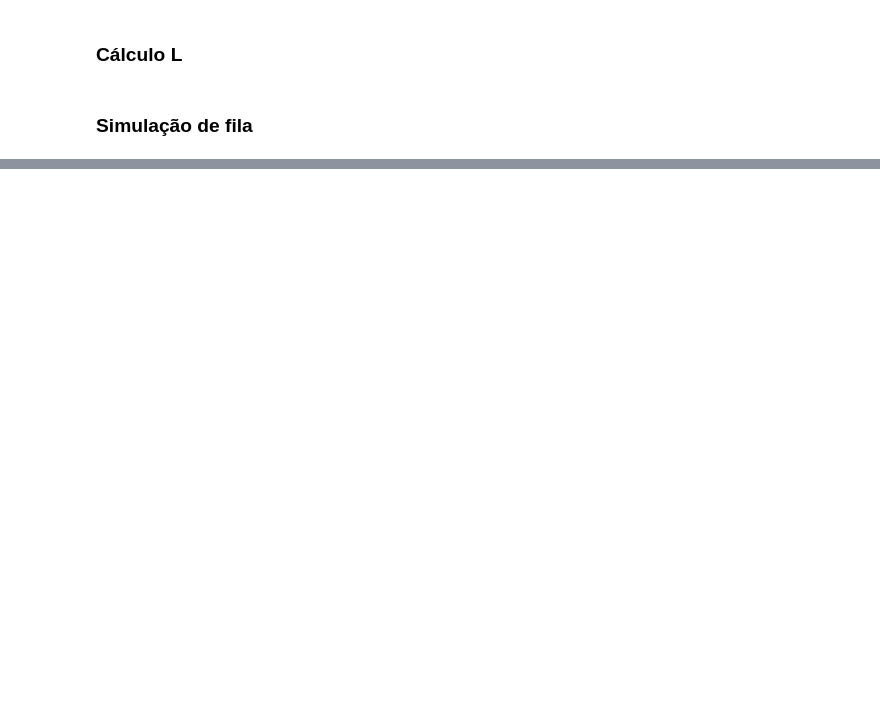
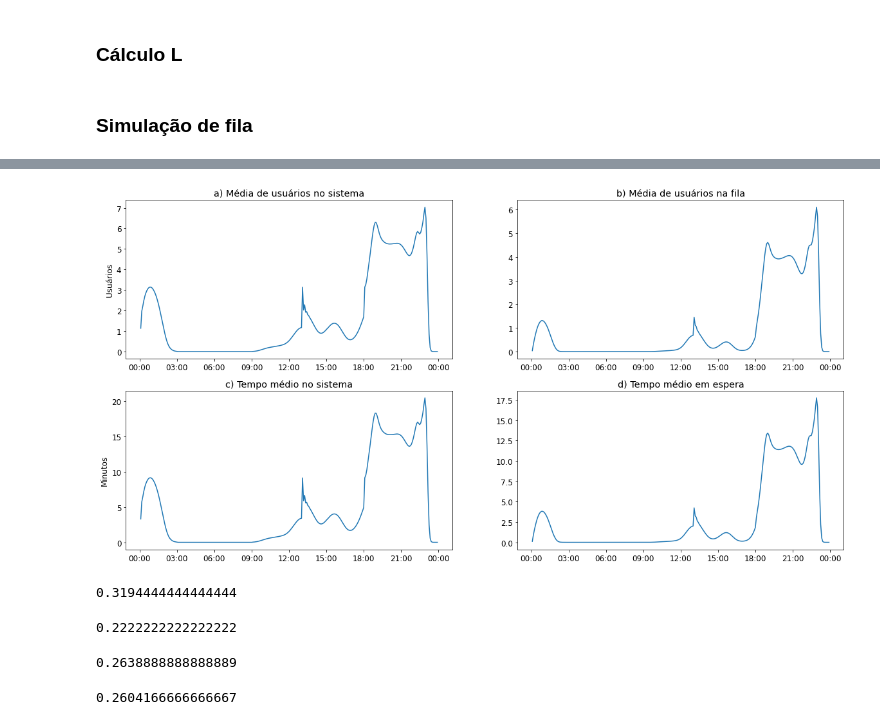
Before and after one commit to fdanielsouza/Teoria_das_Filas_Aplicado_a_Delivery_Online, a Jupyter notebook: Funções.ipynb, the cells around one changed output, grey strips where cells are left out. Drawn from its saved outputs; the diff is of its cells as text; code cells hidden in the pictures; blank space fills up the shorter version.

```diff
--- a/Funções.ipynb
+++ b/Funções.ipynb
@@ -600,0 +653,53 @@ for px in pn:
+# %%
+L = 30
+m = 9
+C_escala = [
+    0 if dt.datetime(2023, 1, 10, 3) <= t0 + dt.timedelta(seconds=t * 86400) < dt.datetime(2023, 1, 10, 9) else
+    1 if dt.datetime(2023, 1, 10, 9) <= t0 + dt.timedelta(seconds=t * 86400) < dt.datetime(2023, 1, 10, 13) else
+    2 if dt.datetime(2023, 1, 10, 13) <= t0 + dt.timedelta(seconds=t * 86400) < dt.datetime(2023, 1, 10, 18) else
+    3
+    for t in T_fila]
+_lamb = a_t_fila[1:]
+_theta = theta
+probs_estab_escala = processo_fila(T_fila, L, C_escala, m, _lamb, k, _theta)
+# %%
+L_escala = [np.sum(np.sum(m, axis=1) * np.arange(L+1)) for _, m in probs_estab_escala]
+Lq_escala = [np.sum(np.sum(m[c+1:], axis=1) * (np.arange(c+1, L+1) - c)) for (_, m), c in zip(probs_estab_escala, C_escala)]
+Wq_escala = Lq_escala / _theta
+Ws_escala = L_escala / _theta
+# %%
+fig, axs = plt.subplots(nrows=2, ncols=2, figsize=(20, 10))
+
+fmt = md.DateFormatter('%H:%M')
+
+axs[0, 0].plot(x, L_escala)
+axs[0, 0].set_title('a) Média de usuários no sistema')
+axs[0, 0].set_ylabel('Usuários')
+axs[0, 1].plot(x, Lq_escala)
+axs[0, 1].set_title('b) Média de usuários na fila')
+axs[1, 0].plot(x, Ws_escala)
+axs[1, 0].set_title('c) Tempo médio no sistema')
+axs[1, 0].set_ylabel('Minutos')
+axs[1, 1].plot(x, Wq_escala)
+axs[1, 1].set_title('d) Tempo médio em espera')
+
+for ax in axs.ravel():
+    ax.xaxis.set_major_formatter(fmt)
+# %% [output]
+[figure, added]
+# %%
+sum([1 for l, c in zip(L_c1, C1) if l > c]) / len(T_fila)
+# %% [output]
+0.3194444444444444
+# %%
+sum([1 for l, c in zip(L_c2, C2) if l > c]) / len(T_fila)
+# %% [output]
+0.2222222222222222
+# %%
+sum([1 for l, c in zip(L_c3, C3) if l > c]) / len(T_fila)
+# %% [output]
+0.2638888888888889
+# %%
+sum([1 for l, c in zip(L_escala, C_escala) if l > c]) / len(T_fila)
+# %% [output]
+0.2604166666666667
```
Also changed, not shown: parts of 81 cells of this notebook.
